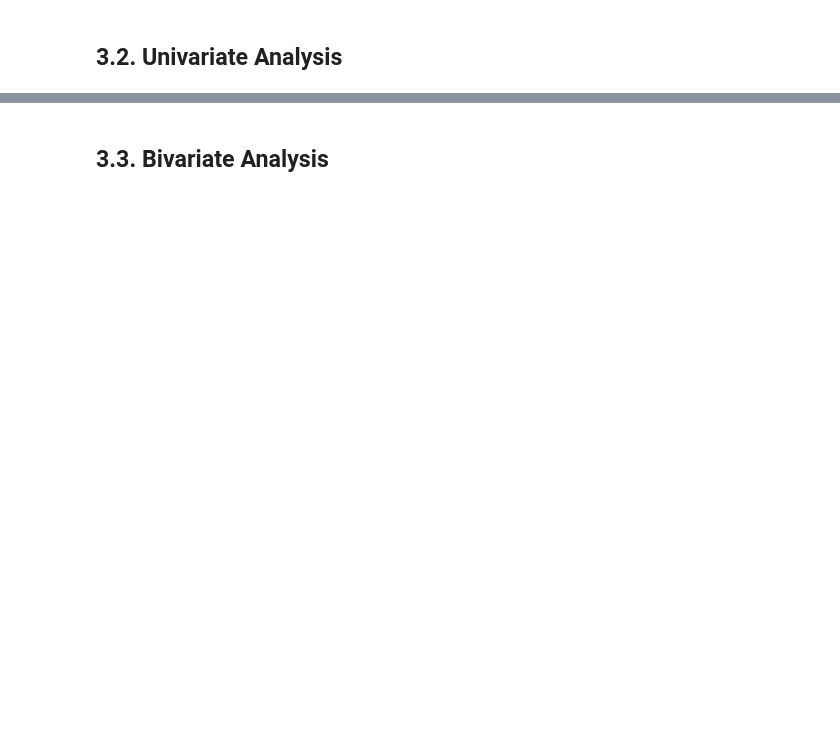
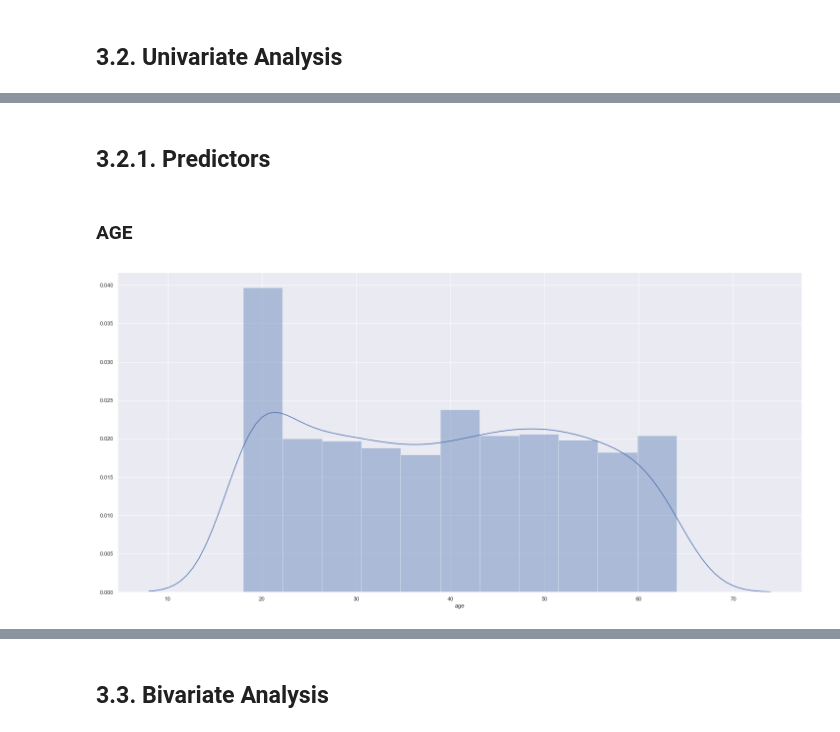
Before and after one commit to Meigarom/Predictive-Analytics, a Jupyter notebook: notebooks/Predictive-Analytics-Look.ipynb, the cells around one changed output, grey strips where cells are left out. Saved outputs shown, nothing was run; the diff lists cells and outputs as text; code cells hidden in the pictures; blank space fills up the shorter version.

```diff
--- a/notebooks/Predictive-Analytics-Look.ipynb
+++ b/notebooks/Predictive-Analytics-Look.ipynb
@@ -18,0 +72,8 @@ def css_styling():
+# %% [markdown]
+## 3.2.1. Predictors
+# %% [markdown]
+### AGE
+# %%
+age = sns.distplot( df_raw['age'] )
+# %% [output]
+[figure, added]
```
Also changed, not shown: parts of 21 cells of this notebook.
